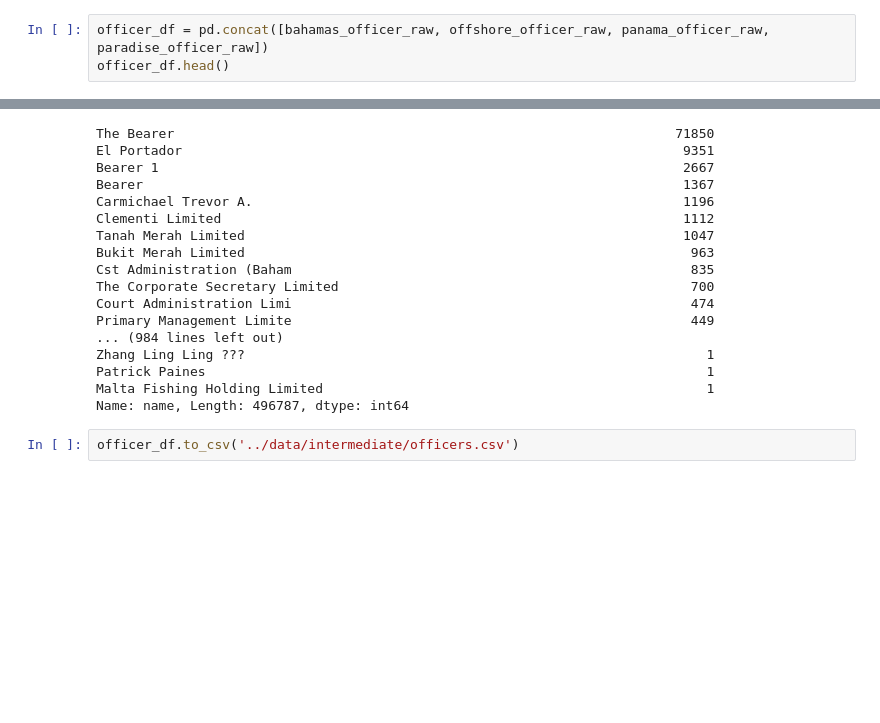
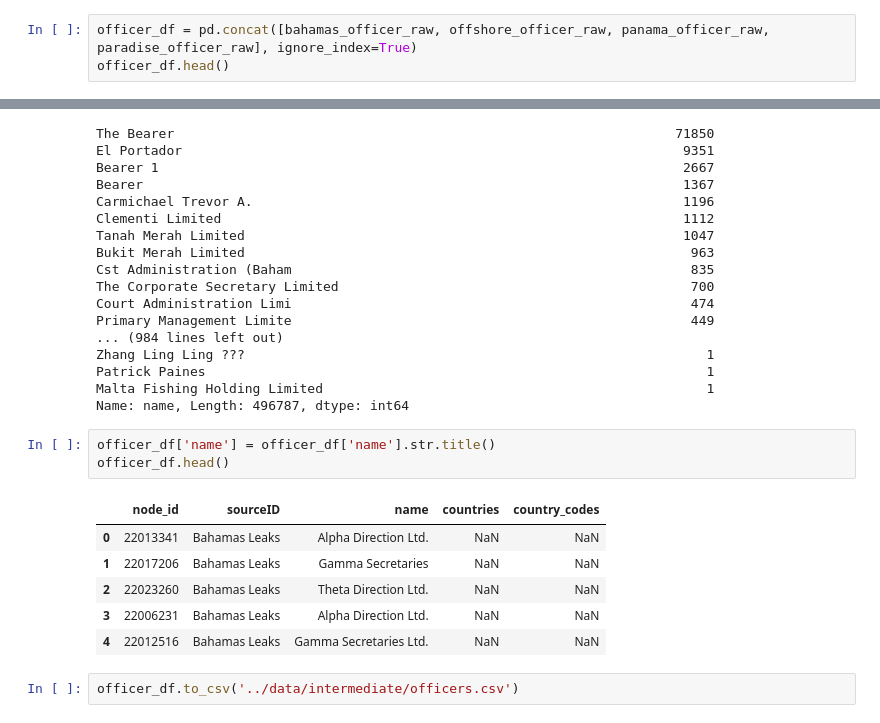
Before and after one commit to julielinx/icij_investigation, a Jupyter notebook: notebooks/08_officer_preprocessing.ipynb, the cells around one changed output, grey strips where cells are left out. Saved outputs shown, nothing was run; the diff lists cells and outputs as text; blank space fills up the shorter version.

```diff
--- a/notebooks/08_officer_preprocessing.ipynb
+++ b/notebooks/08_officer_preprocessing.ipynb
@@ -36,7 +35,7 @@ paradise_officer_raw = paradise_officer_raw[keep_cols]
 - Why are there company names in here??
 - Are there names that go across the 4 datasets?
 # %%
-officer_df = pd.concat([bahamas_officer_raw, offshore_officer_raw, panama_officer_raw, paradise_officer_raw])
+officer_df = pd.concat([bahamas_officer_raw, offshore_officer_raw, panama_officer_raw, paradise_officer_raw], ignore_index=True)
 officer_df.head()
 # %% [output]
 |  | node_id | sourceID | name | countries | country_codes |
@@ -131,5 +196,15 @@ Zhang Ling Ling ???                                                           1
 Patrick Paines                                                                1
 Malta Fishing Holding Limited                                                 1
 Name: name, Length: 496787, dtype: int64
+# %%
+officer_df['name'] = officer_df['name'].str.title()
+officer_df.head()
+# %% [output]
+|  | node_id | sourceID | name | countries | country_codes |
+| 0 | 22013341 | Bahamas Leaks | Alpha Direction Ltd. | NaN | NaN |
+| 1 | 22017206 | Bahamas Leaks | Gamma Secretaries | NaN | NaN |
+| 2 | 22023260 | Bahamas Leaks | Theta Direction Ltd. | NaN | NaN |
+| 3 | 22006231 | Bahamas Leaks | Alpha Direction Ltd. | NaN | NaN |
+| 4 | 22012516 | Bahamas Leaks | Gamma Secretaries Ltd. | NaN | NaN |
 # %%
 officer_df.to_csv('../data/intermediate/officers.csv')
```
Also changed, not shown: parts of 13 cells of this notebook, 5 other files.
